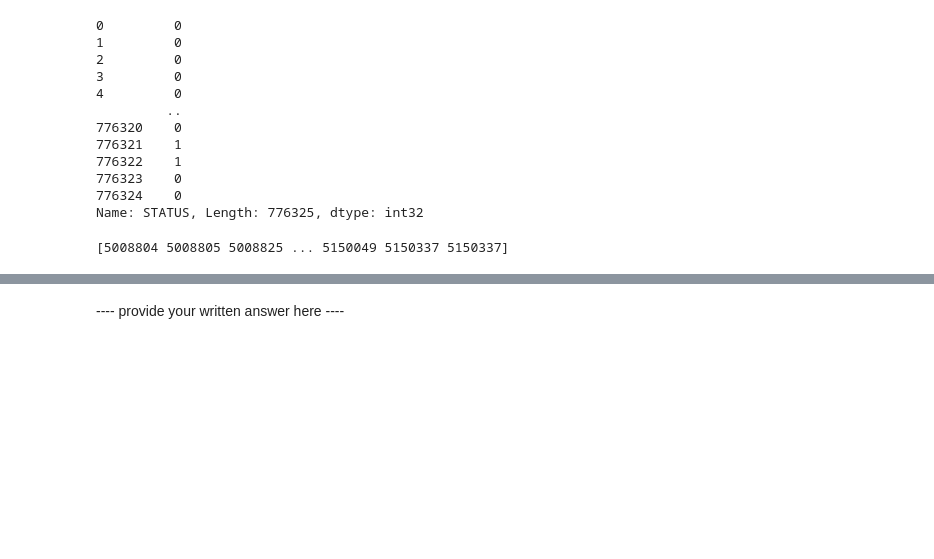
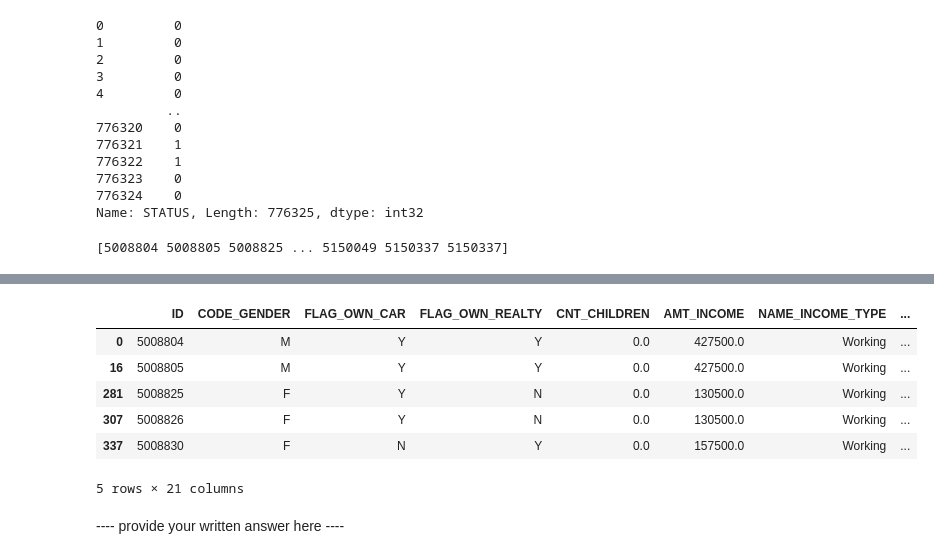
Before and after one commit to Aydza/BUSA8001, a Jupyter notebook: Assessment/Assignment1-S2-2024/Assignment1-S2-2024.ipynb, the cells around one changed output, grey strips where cells are left out. Drawn from its saved outputs; the diff is of its cells as text; code cells hidden in the pictures; blank space fills up the shorter version.

```diff
--- a/Assessment/Assignment1-S2-2024/Assignment1-S2-2024.ipynb
+++ b/Assessment/Assignment1-S2-2024/Assignment1-S2-2024.ipynb
@@ -210,3 +210,9 @@ list_of_past_due = df['ID'][(df['STATUS'] == 1) & (df['DAYS_EMPLOYED'] < -365)].
 print(list_of_past_due)
 # %% [output]
 [5008804 5008805 5008825 ... 5150049 5150337 5150337]
+# %%
+#QUestion 2.3
+
+df_final = df[df['ID'].isin(list_of_past_due)].drop_duplicates(subset='ID', keep='first')
+
+print(df_final.head())
@@ -213 +237,14 @@ print(list_of_past_due)
+# %%
+#Question 2.4
+
+df_final['y'] = 1
+df_final.head()
+# %% [output]
+|  | ID | CODE_GENDER | FLAG_OWN_CAR | FLAG_OWN_REALTY | CNT_CHILDREN | AMT_INCOME | NAME_INCOME_TYPE | ... |
+| 0 | 5008804 | M | Y | Y | 0.0 | 427500.0 | Working | ... |
+| 16 | 5008805 | M | Y | Y | 0.0 | 427500.0 | Working | ... |
+| 281 | 5008825 | F | Y | N | 0.0 | 130500.0 | Working | ... |
+| 307 | 5008826 | F | Y | N | 0.0 | 130500.0 | Working | ... |
+| 337 | 5008830 | F | N | Y | 0.0 | 157500.0 | Working | ... |
+5 rows × 21 columns
 # %%
```
Also changed, not shown: parts of 4 cells of this notebook.
